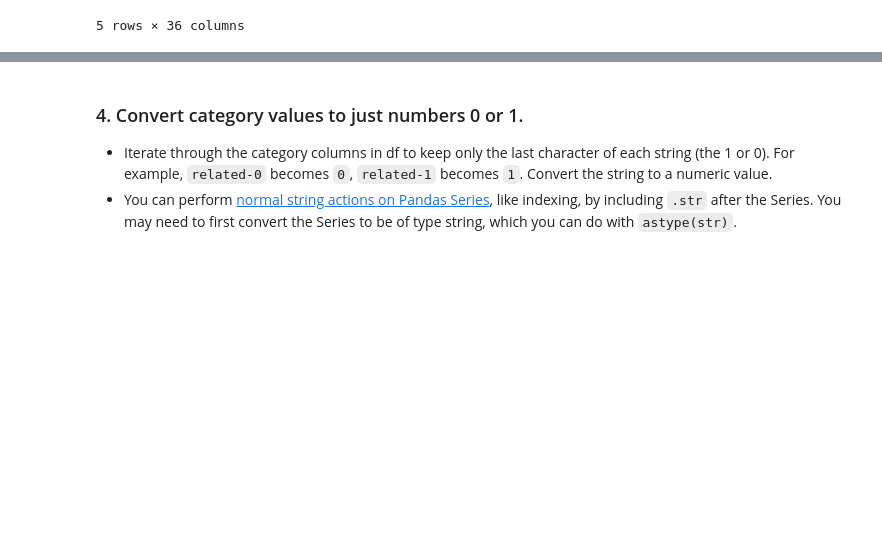
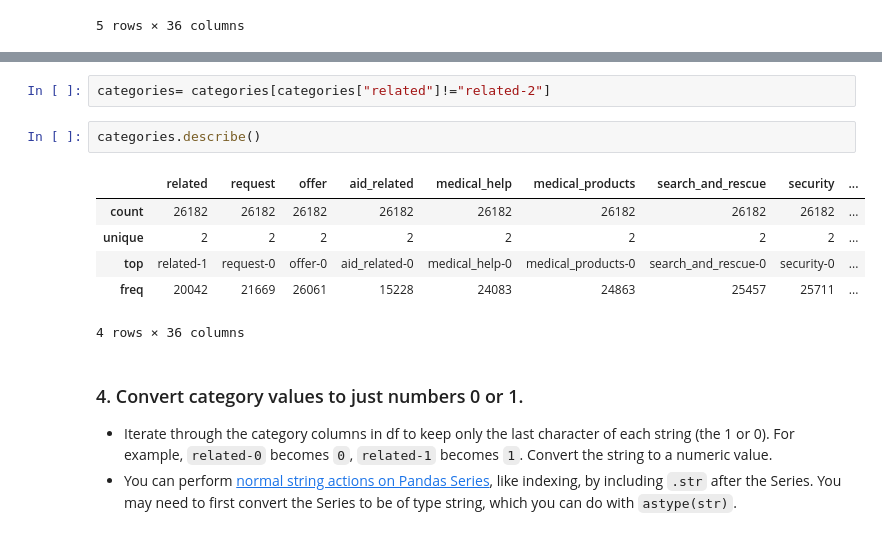
Before and after one commit to abdullahtarek/disaster_response_pipeline, a Jupyter notebook: ETL_Pipeline_Preparation.ipynb, the cells around one changed output, grey strips where cells are left out. Drawn from its saved outputs; the diff is of its cells as text; blank space fills up the shorter version.

```diff
--- a/ETL_Pipeline_Preparation.ipynb
+++ b/ETL_Pipeline_Preparation.ipynb
@@ -93,3 +106,14 @@ categories.head()
+# %%
+categories= categories[categories["related"]!="related-2"]
+# %%
+categories.describe()
+# %% [output]
+|  | related | request | offer | aid_related | medical_help | medical_products | search_and_rescue | security | ... |
+| count | 26182 | 26182 | 26182 | 26182 | 26182 | 26182 | 26182 | 26182 | ... |
+| unique | 2 | 2 | 2 | 2 | 2 | 2 | 2 | 2 | ... |
+| top | related-1 | request-0 | offer-0 | aid_related-0 | medical_help-0 | medical_products-0 | search_and_rescue-0 | security-0 | ... |
+| freq | 20042 | 21669 | 26061 | 15228 | 24083 | 24863 | 25457 | 25711 | ... |
+4 rows × 36 columns
 # %% [markdown]
 ### 4. Convert category values to just numbers 0 or 1.
 - Iterate through the category columns in df to keep only the last character of each string (the 1 or 0). For example, `related-0` becomes `0`, `related-1` becomes `1`. Convert the string to a numeric value.
```
Also changed, not shown: parts of 9 cells of this notebook.
